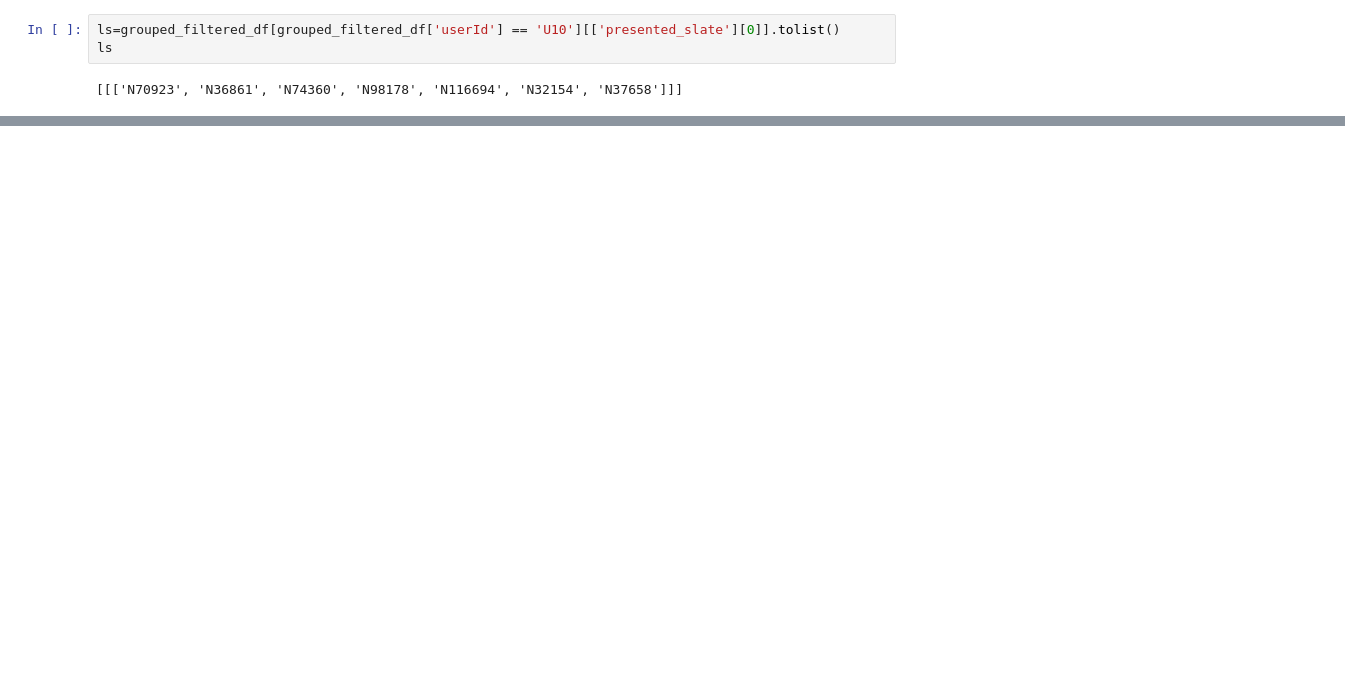
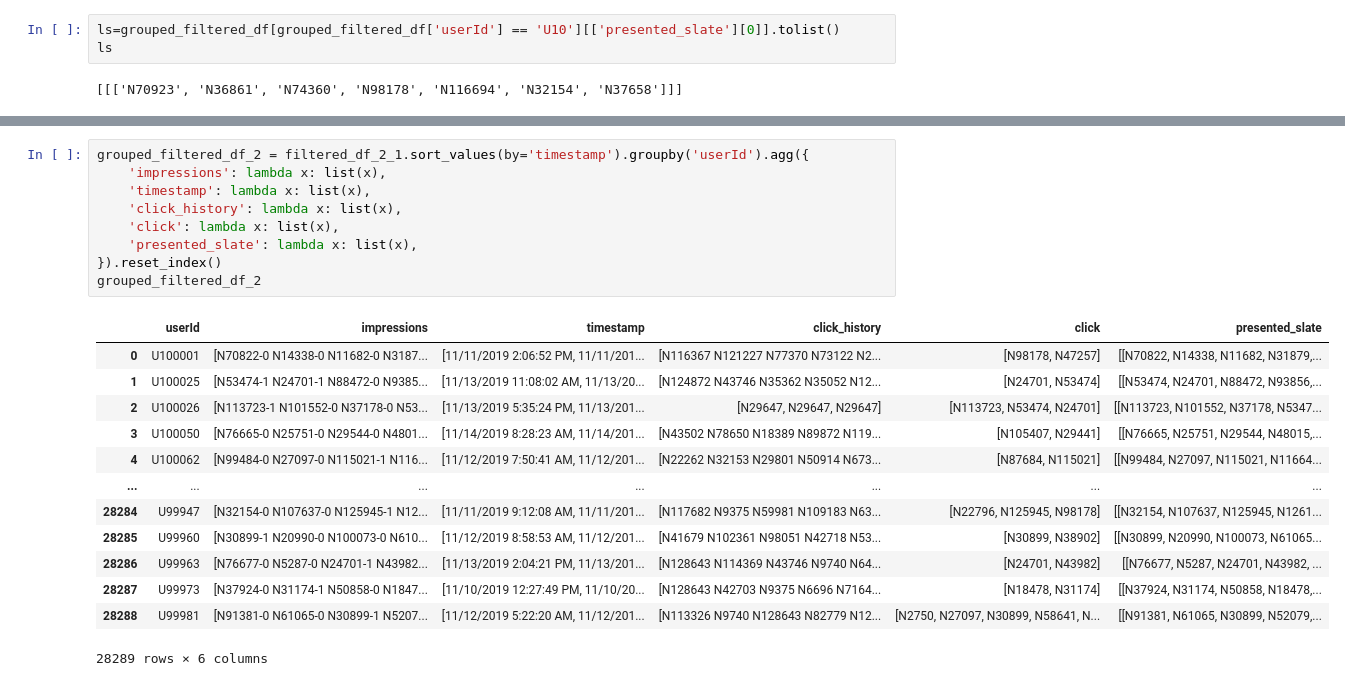
Before and after one commit to Asr419/rl_spotifyrecs, a Jupyter notebook: src/rl_spotifyrecs/mind_dataset/mind_data.ipynb, the cells around one changed output, grey strips where cells are left out. Cells and saved outputs as stored; diff of their text form; blank space fills up the shorter version.

```diff
--- a/src/rl_spotifyrecs/mind_dataset/mind_data.ipynb
+++ b/src/rl_spotifyrecs/mind_dataset/mind_data.ipynb
@@ -151,0 +159,23 @@ ls
+# %%
+grouped_filtered_df_2 = filtered_df_2_1.sort_values(by='timestamp').groupby('userId').agg({
+    'impressions': lambda x: list(x),
+    'timestamp': lambda x: list(x),
+    'click_history': lambda x: list(x),
+    'click': lambda x: list(x),
+    'presented_slate': lambda x: list(x),
+}).reset_index()
+grouped_filtered_df_2
+# %% [output]
+|  | userId | impressions | timestamp | click_history | click | presented_slate |
+| 0 | U100001 | [N70822-0 N14338-0 N11682-0 N3187... | [11/11/2019 2:06:52 PM, 11/11/201... | [N116367 N121227 N77370 N73122 N2... | [N98178, N47257] | [[N70822, N14338, N11682, N31879,... |
+| 1 | U100025 | [N53474-1 N24701-1 N88472-0 N9385... | [11/13/2019 11:08:02 AM, 11/13/20... | [N124872 N43746 N35362 N35052 N12... | [N24701, N53474] | [[N53474, N24701, N88472, N93856,... |
+| 2 | U100026 | [N113723-1 N101552-0 N37178-0 N53... | [11/13/2019 5:35:24 PM, 11/13/201... | [N29647, N29647, N29647] | [N113723, N53474, N24701] | [[N113723, N101552, N37178, N5347... |
+| 3 | U100050 | [N76665-0 N25751-0 N29544-0 N4801... | [11/14/2019 8:28:23 AM, 11/14/201... | [N43502 N78650 N18389 N89872 N119... | [N105407, N29441] | [[N76665, N25751, N29544, N48015,... |
+| 4 | U100062 | [N99484-0 N27097-0 N115021-1 N116... | [11/12/2019 7:50:41 AM, 11/12/201... | [N22262 N32153 N29801 N50914 N673... | [N87684, N115021] | [[N99484, N27097, N115021, N11664... |
+| ... | ... | ... | ... | ... | ... | ... |
+| 28284 | U99947 | [N32154-0 N107637-0 N125945-1 N12... | [11/11/2019 9:12:08 AM, 11/11/201... | [N117682 N9375 N59981 N109183 N63... | [N22796, N125945, N98178] | [[N32154, N107637, N125945, N1261... |
+| 28285 | U99960 | [N30899-1 N20990-0 N100073-0 N610... | [11/12/2019 8:58:53 AM, 11/12/201... | [N41679 N102361 N98051 N42718 N53... | [N30899, N38902] | [[N30899, N20990, N100073, N61065... |
+| 28286 | U99963 | [N76677-0 N5287-0 N24701-1 N43982... | [11/13/2019 2:04:21 PM, 11/13/201... | [N128643 N114369 N43746 N9740 N64... | [N24701, N43982] | [[N76677, N5287, N24701, N43982, ... |
+| 28287 | U99973 | [N37924-0 N31174-1 N50858-0 N1847... | [11/10/2019 12:27:49 PM, 11/10/20... | [N128643 N42703 N9375 N6696 N7164... | [N18478, N31174] | [[N37924, N31174, N50858, N18478,... |
+| 28288 | U99981 | [N91381-0 N61065-0 N30899-1 N5207... | [11/12/2019 5:22:20 AM, 11/12/201... | [N113326 N9740 N128643 N82779 N12... | [N2750, N27097, N30899, N58641, N... | [[N91381, N61065, N30899, N52079,... |
+28289 rows × 6 columns
```
Also changed, not shown: parts of 13 cells of this notebook, 3 other files.
